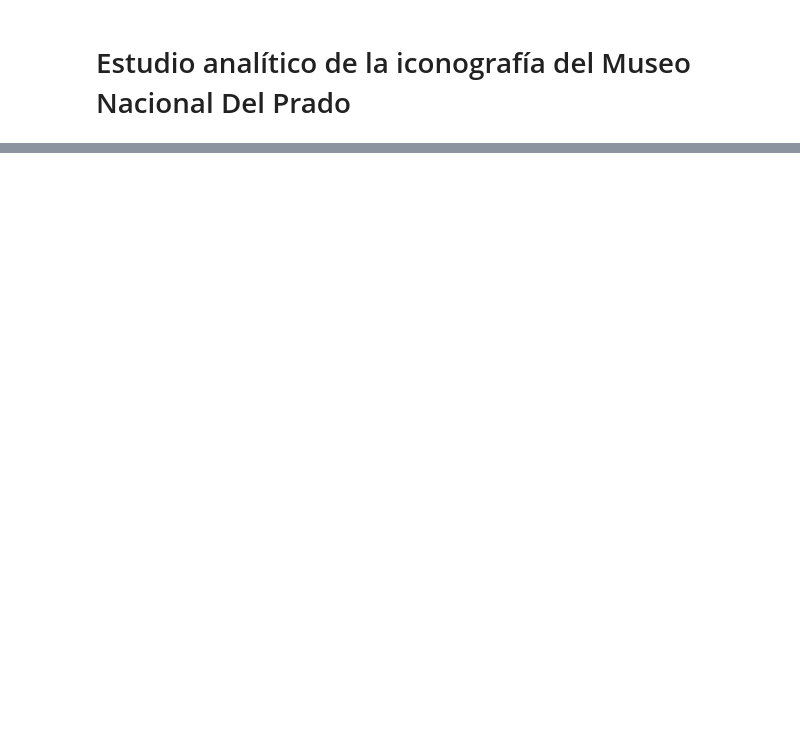
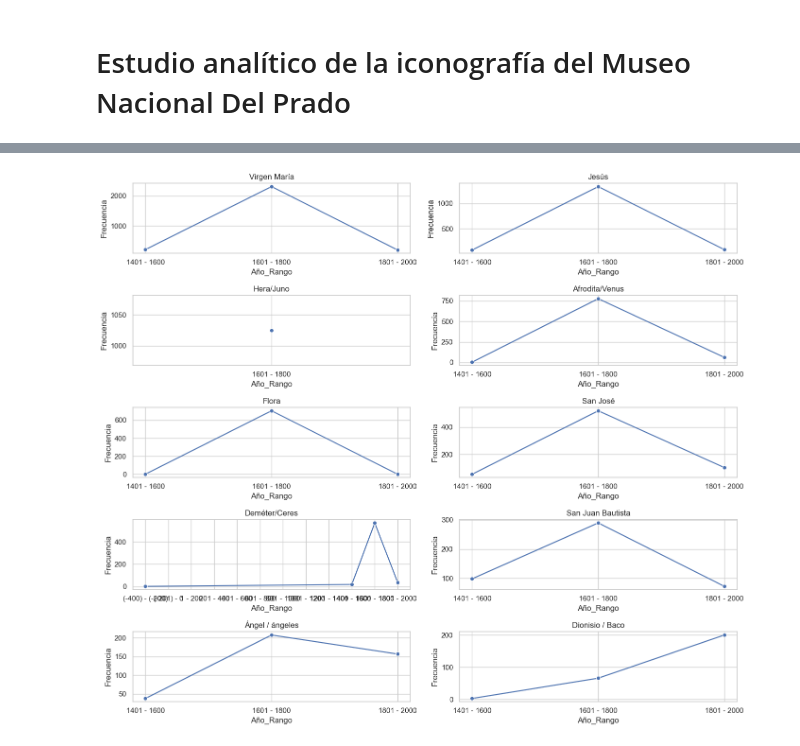
Before and after one commit to karmelealonso/project_final, a Jupyter notebook: notebooks/Estudio_analitico_iconografia.ipynb, the cells around one changed output, grey strips where cells are left out. Cells and saved outputs as stored; diff of their text form; code cells hidden in the pictures; blank space fills up the shorter version.

```diff
--- a/notebooks/Estudio_analitico_iconografia.ipynb
+++ b/notebooks/Estudio_analitico_iconografia.ipynb
@@ -2,0 +520,26 @@
+# %%
+# Obtén los diez personajes más comunes
+personajes_mas_comunes = personajes_año_rango['Personajes'].value_counts().nlargest(10).index
+
+# Filtra el DataFrame para incluir solo los diez personajes más comunes
+top_10_data = personajes_año_rango[personajes_año_rango['Personajes'].isin(personajes_mas_comunes)]
+
+# Establece el estilo de la cuadrícula
+sns.set(style="whitegrid")
+
+# Crea subgráficos para cada personaje
+plt.figure(figsize=(14, 12))
+for i, personaje in enumerate(personajes_mas_comunes, 1):
+    plt.subplot(5, 2, i)
+    sns.lineplot(x='Año_rango', y='Frecuencia', data=top_10_data[top_10_data['Personajes'] == personaje], marker='o')
+    plt.title(personaje)
+    plt.xlabel('Año_Rango')
+    plt.ylabel('Frecuencia')
+
+# Ajusta el diseño de los subgráficos
+plt.tight_layout()
+
+# Muestra los subgráficos
+plt.show()
+# %% [output]
+[figure, added]
```
Also changed, not shown: parts of 98 cells of this notebook, 1 other file.
